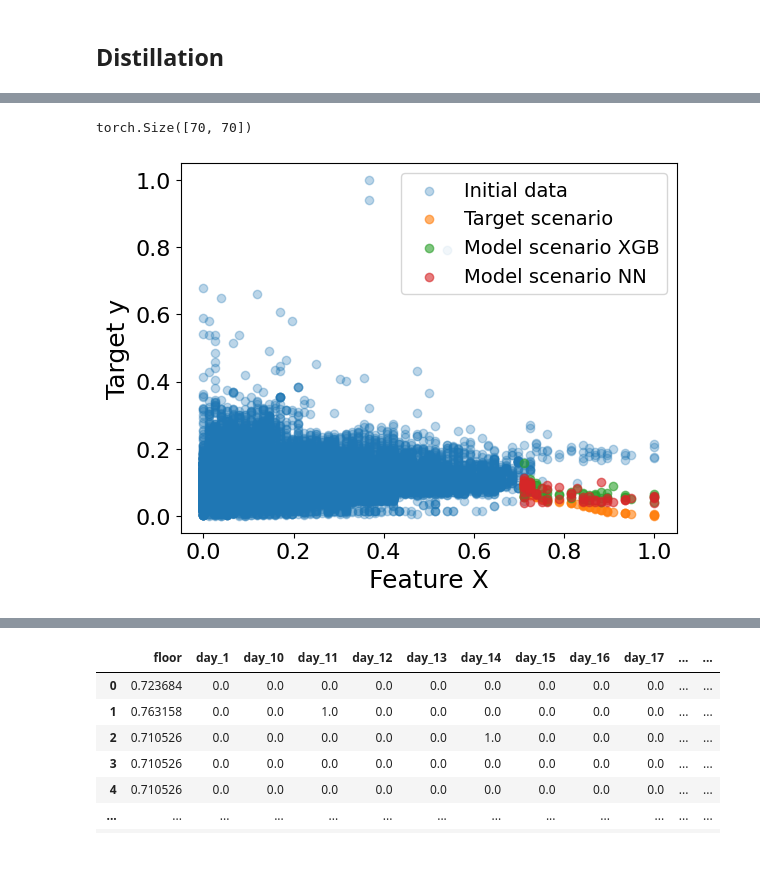
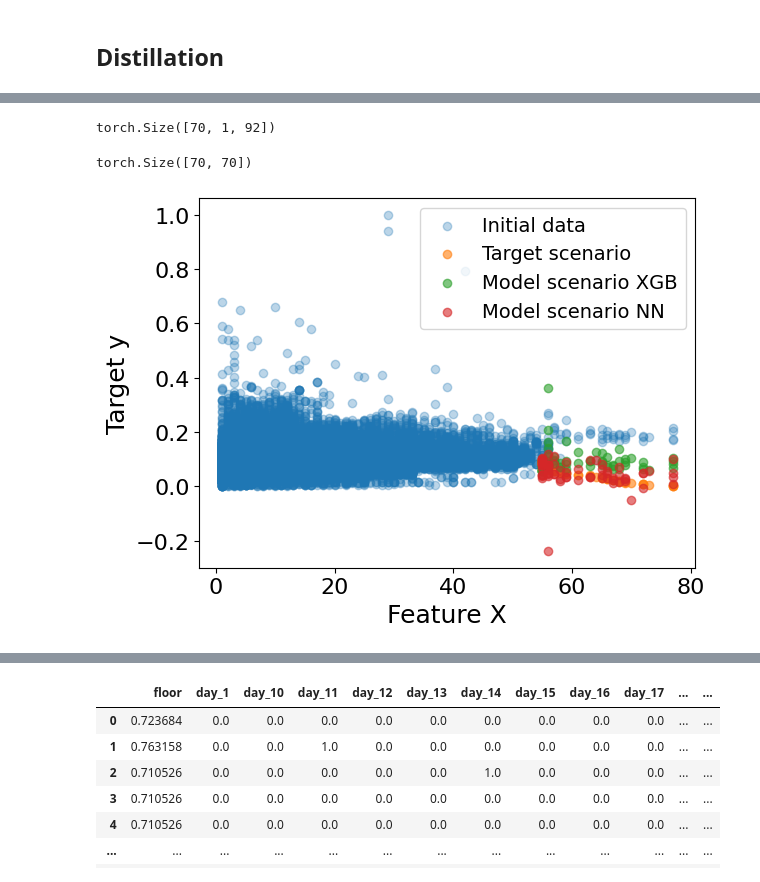
Before and after one commit to osa-bot/Benchmarking, a Jupyter notebook: Scenario_model.ipynb, the cells around one changed output, grey strips where cells are left out. Saved outputs shown, nothing was run; the diff lists cells and outputs as text; code cells hidden in the pictures.

```diff
--- a/Scenario_model.ipynb
+++ b/Scenario_model.ipynb
@@ -295,0 +280,2 @@ plt.show()
+# %%
+S_inv = scaler_dict['scaler_sc'].inverse_transform(S)
@@ -303,2 +309,2 @@ sum_classes_all = sum(num_classes_all)
 # %%
-sum_classes_all + length_num
+sum_classes_all = X.shape[1] - length_num
@@ -536,3 +525,7 @@ plt.show()
+# %%
+X_idxsc.unsqueeze(1).size()
+# %% [output]
+torch.Size([70, 1, 92])
 # %%
 model_vae.eval()
 
@@ -545,7 +538,7 @@ model_vae.eval()
 # data_num = data_wo_x[:, length_cat:].unsqueeze(1)
 # x = torch.cat([data_num, data_cat], dim=2)
 
-synth_num, synth_cat, mu, logvar = model_vae(data_wo_x.unsqueeze(1))
+synth_num, synth_cat, mu, logvar = model_vae(X_idxsc.unsqueeze(1))
 # synth_vae = synth_vae.squeeze(1).detach().cpu()
 # left = synth_vae.squeeze(1)[:, :pos]
 # right = synth_vae.squeeze(1)[:, pos:]
@@ -574,6 +569,6 @@ torch.Size([70, 70])
 # %%
-synth_vae = torch.cat([X_for_sc, generated_labels, synth_num.squeeze(1)], dim=1).detach().cpu().numpy()
-synth_df = pd.DataFrame(synth_vae, columns=data_vae.columns[:-1])
+synth_vae = torch.cat([S_idxsc, generated_labels, synth_num.squeeze(1)], dim=1).detach().cpu().numpy()
+synth_df = pd.DataFrame(synth_vae)
 # %%
 # synth_pred = xgb.predict(synth_df)
 
@@ -585,22 +580,22 @@ synth_df = pd.DataFrame(synth_vae, columns=data_vae.columns[:-1])
 # %%
 # plt.scatter(X_test['floor'].loc[idx], y_test.loc[idx])
 # plt.scatter(X_test['floor'].loc[idx], f(y_test.loc[idx]))
 # plt.scatter(X_test['floor'].loc[idx], xgb.predict(synth_df))
 
 # plt.show()
 
 
-plt.scatter(data_vae['floor'], data_vae['pricemetr'], alpha=0.3, label='Initial data')
-plt.scatter(data_vae['floor'].loc[idx_sc], y_sc, alpha=0.6, label='Target scenario')
-plt.scatter(data_vae['floor'].loc[idx_sc], xgb.predict(synth_df), alpha=0.6, label='Model scenario XGB')
-plt.scatter(data_vae['floor'].loc[idx_sc], reg_model(torch.tensor(synth_df.values)).numpy().flatten(), alpha=0.6, label='Model scenario NN')
+plt.scatter(S_inv, y, alpha=0.3, label='Initial data')
+plt.scatter(S_inv[idx_sc], y_sc, alpha=0.6, label='Target scenario')
+plt.scatter(S_inv[idx_sc], xgb.predict(synth_df), alpha=0.6, label='Model scenario XGB')
+plt.scatter(S_inv[idx_sc], reg_model(torch.tensor(synth_df.values)).numpy().flatten(), alpha=0.6, label='Model scenario NN')
 
 plt.xlabel('Feature X')
 plt.ylabel('Target y')
 plt.legend()
 plt.show()
 # %% [output]
-[figure, old version]
+[figure, new version]
 # %%
 data_vae.loc[idx_sc]
 # %% [output]
```
Also changed, not shown: parts of 33 cells of this notebook, 1 other file.
